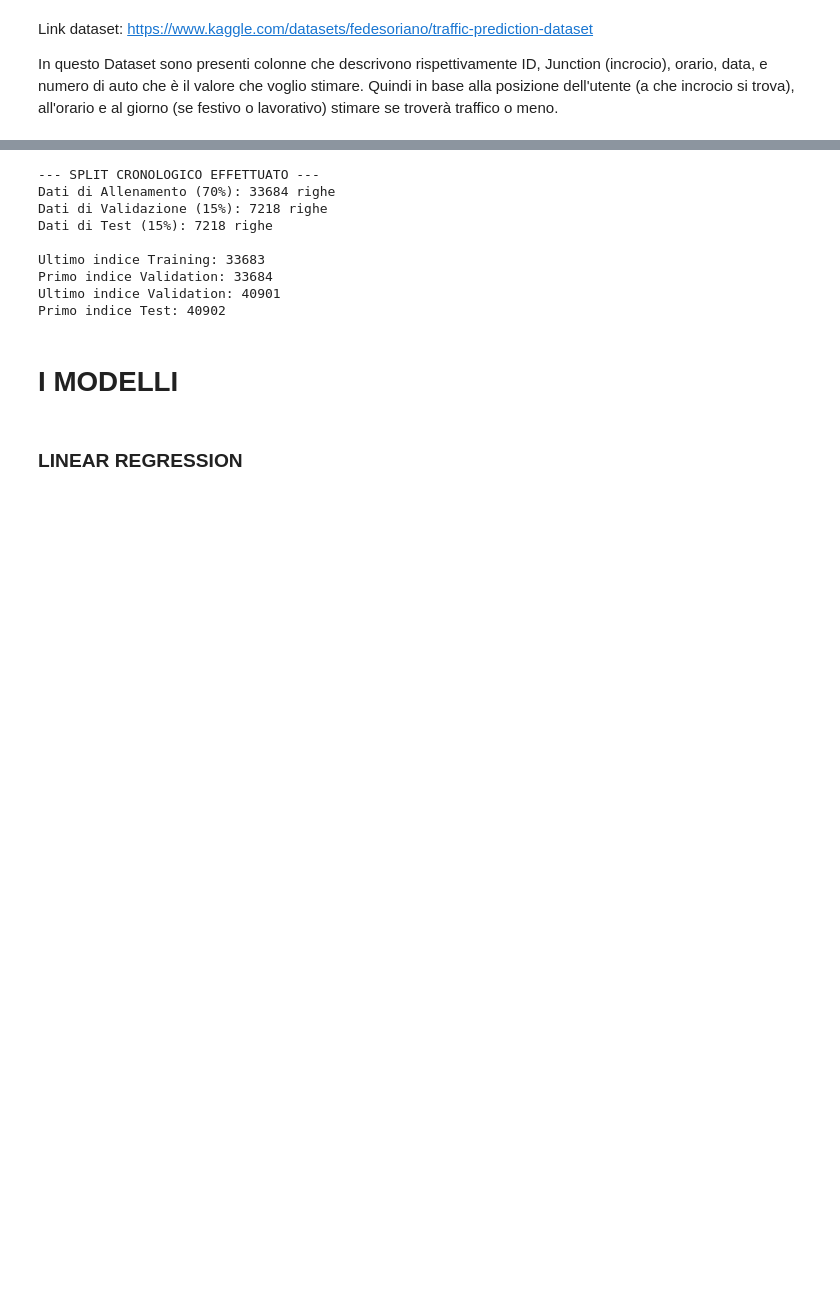
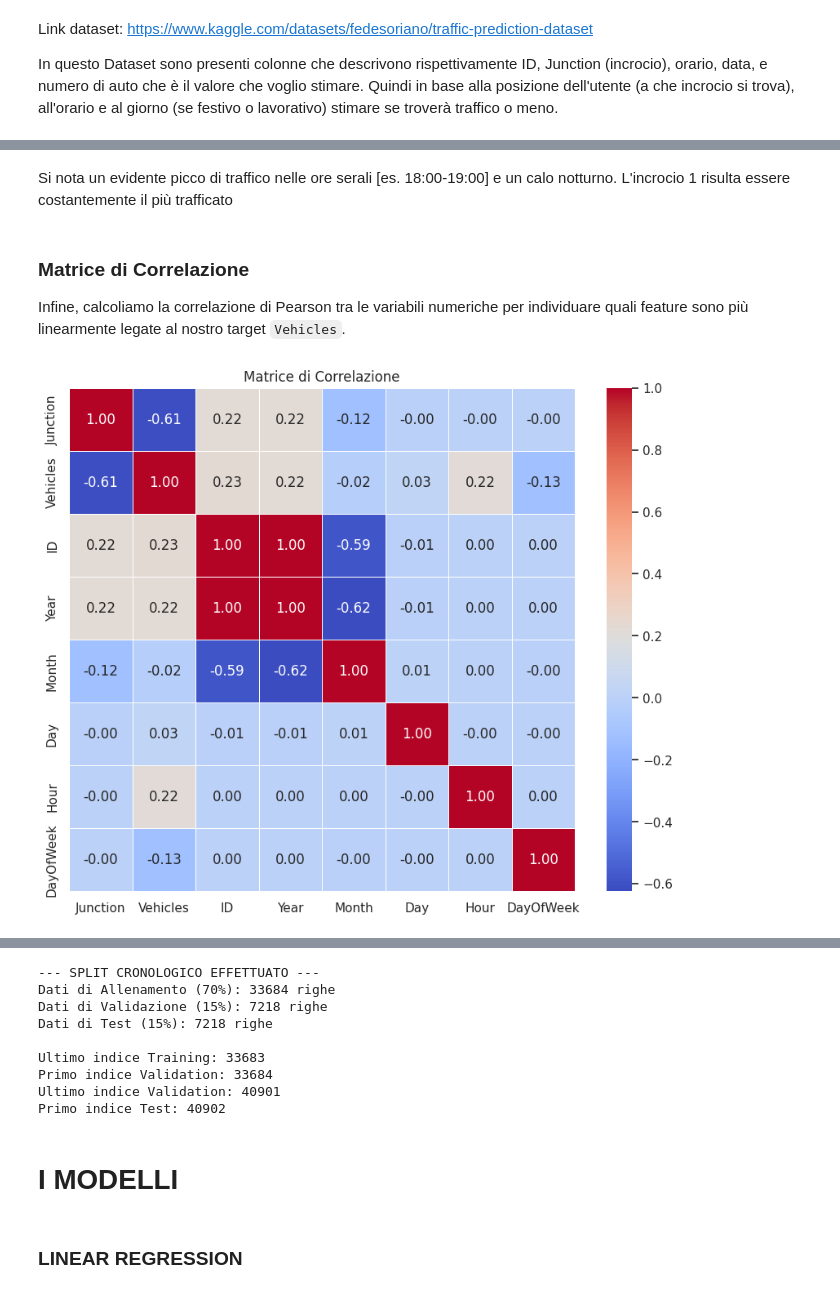
Before and after one commit to MatteMon03/progetto_data_intensive, a Jupyter notebook: MatteoMonari.ipynb, the cells around one changed output, grey strips where cells are left out. Cells and saved outputs as stored; diff of their text form; code cells hidden in the pictures; blank space fills up the shorter version.

```diff
--- a/MatteoMonari.ipynb
+++ b/MatteoMonari.ipynb
@@ -77 +158,18 @@ plt.show()
 [figure]
+# %% [markdown]
+Si nota un evidente picco di traffico nelle ore serali [es. 18:00-19:00] e un calo notturno. L'incrocio 1 risulta essere costantemente il più trafficato
+# %% [markdown]
+### Matrice di Correlazione
+Infine, calcoliamo la correlazione di Pearson tra le variabili numeriche per individuare quali feature sono più linearmente legate al nostro target `Vehicles`.
+# %%
+plt.figure(figsize=(10, 8))
+# Calcoliamo la correlazione solo sulle colonne numeriche
+corr_matrix = df.select_dtypes(include=['number']).corr()
+
+# Disegniamo la heatmap
+sns.heatmap(corr_matrix, annot=True, cmap='coolwarm', fmt=".2f", linewidths=0.5)
+plt.title('Matrice di Correlazione')
+plt.savefig('correlation_matrix.png', dpi=300, bbox_inches='tight', transparent=True)
+plt.show()
+# %% [output]
+[figure, added]
```
Also changed, not shown: parts of 18 cells of this notebook.
